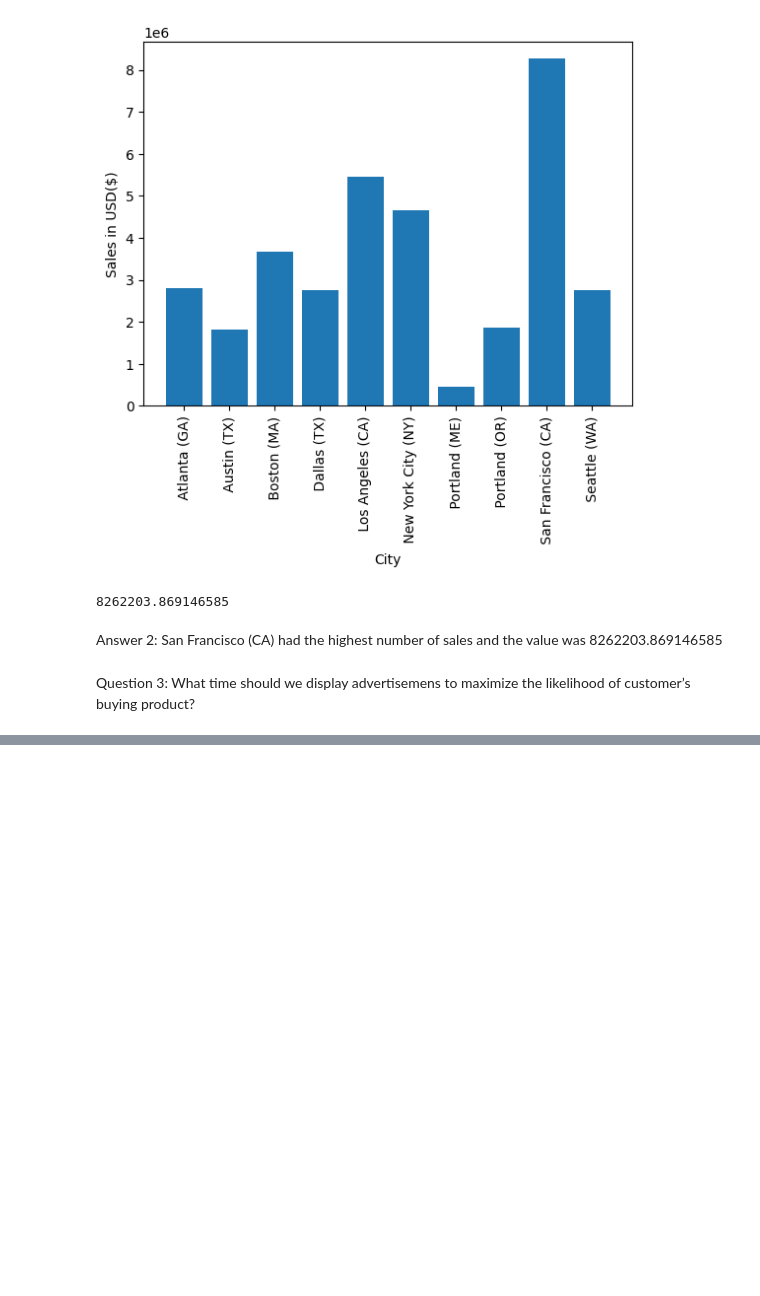
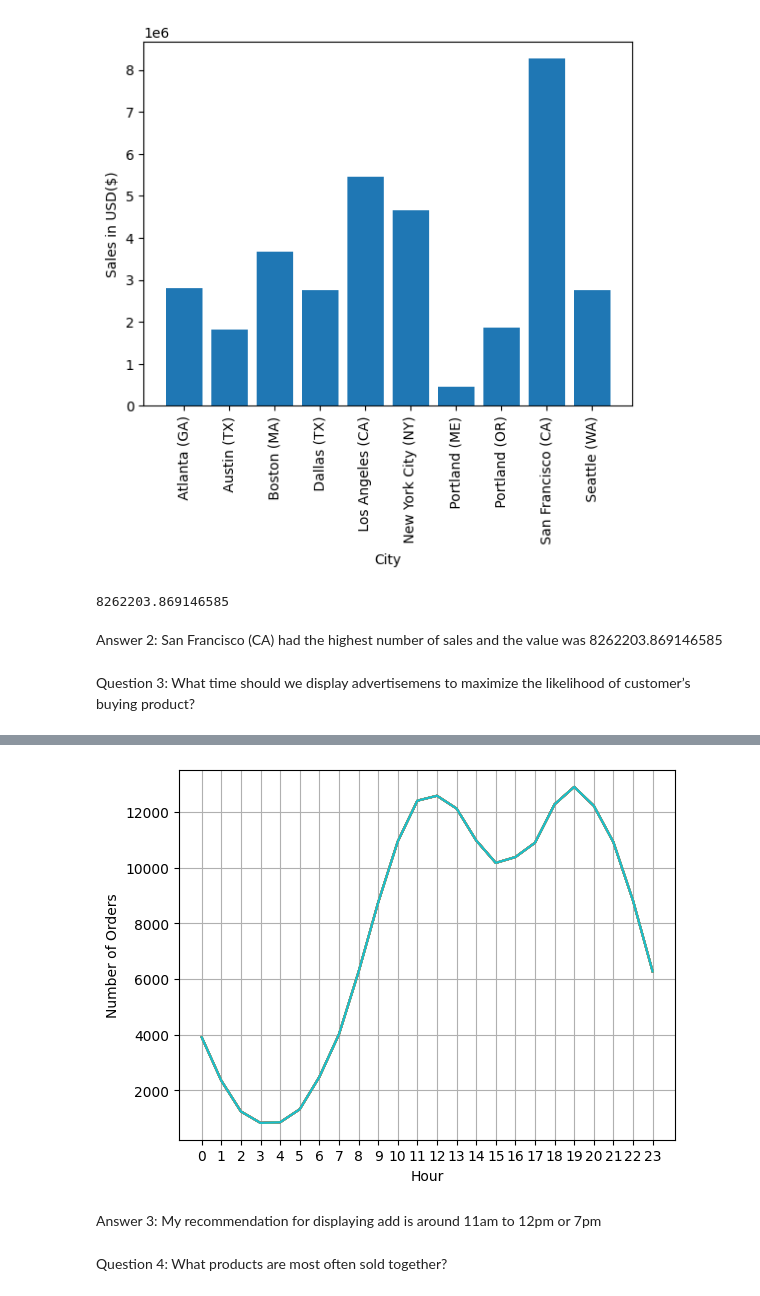
Before and after one commit to Mirazbd123/Project, a Jupyter notebook: sales_analysis.ipynb, the cells around one changed output, grey strips where cells are left out. Drawn from its saved outputs; the diff is of its cells as text; code cells hidden in the pictures; blank space fills up the shorter version.

```diff
--- a/sales_analysis.ipynb
+++ b/sales_analysis.ipynb
@@ -206,0 +205,6 @@ z
+# %%
+df['Order Date'] = pd.to_datetime(df['Order Date'])
+# %%
+df['order hour'] = df['Order Date'].dt.hour
+df['order minute'] = df['Order Date'].dt.minute
+df.head()
@@ -206,0 +218,14 @@ z
+# %%
+hours = [hour for hour , df in df.groupby('order hour')]
+plt.plot(hours, df.groupby('order hour').count())
+plt.xticks(hours)
+plt.xlabel('Hour')
+plt.ylabel('Number of Orders')
+plt.grid()
+plt.show()
+# %% [output]
+[figure, added]
+# %% [markdown]
+Answer 3: My recommendation for displaying add is around 11am to 12pm or 7pm
+# %% [markdown]
+Question 4: What products are most often sold together?
```
Also changed, not shown: parts of 2 cells of this notebook.
